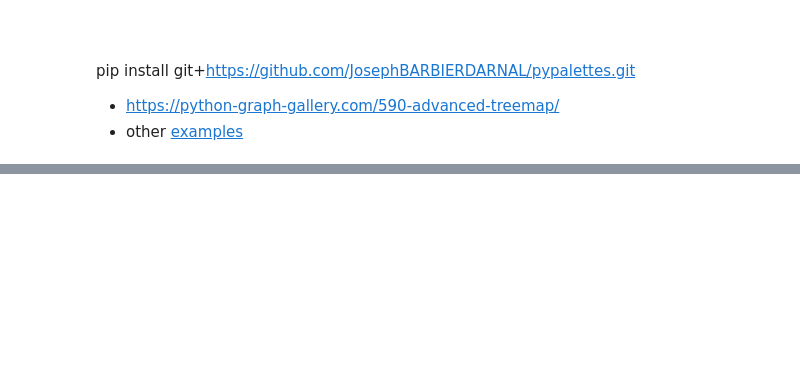
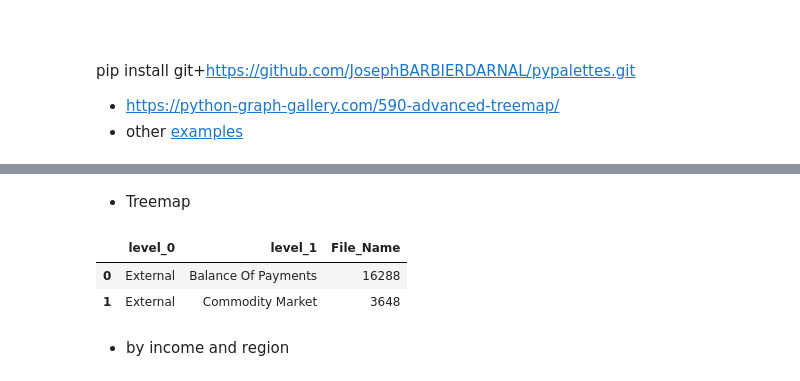
Before and after one commit to johnsonice/HuggingFace_Demos, a Jupyter notebook: examples/sentence_bert_applications/topic_model/post_analysis/data_process_for_viz.ipynb, the cells around one changed output, grey strips where cells are left out. Drawn from its saved outputs; the diff is of its cells as text; code cells hidden in the pictures; blank space fills up the shorter version.

```diff
--- a/examples/sentence_bert_applications/topic_model/post_analysis/data_process_for_viz.ipynb
+++ b/examples/sentence_bert_applications/topic_model/post_analysis/data_process_for_viz.ipynb
@@ -206,0 +45,9 @@ fig.show()
+# %% [markdown]
+- Treemap
+# %%
+collapsed_df = df.groupby(['level_0', 'level_1'], as_index=False)['File_Name'].count()
+collapsed_df.head(2)
+# %% [output]
+|  | level_0 | level_1 | File_Name |
+| 0 | External | Balance Of Payments | 16288 |
+| 1 | External | Commodity Market | 3648 |
@@ -206,0 +73,2 @@ fig.show()
+# %% [markdown]
+- by income and region
```
Also changed, not shown: parts of 49 cells of this notebook, 1 other file.
